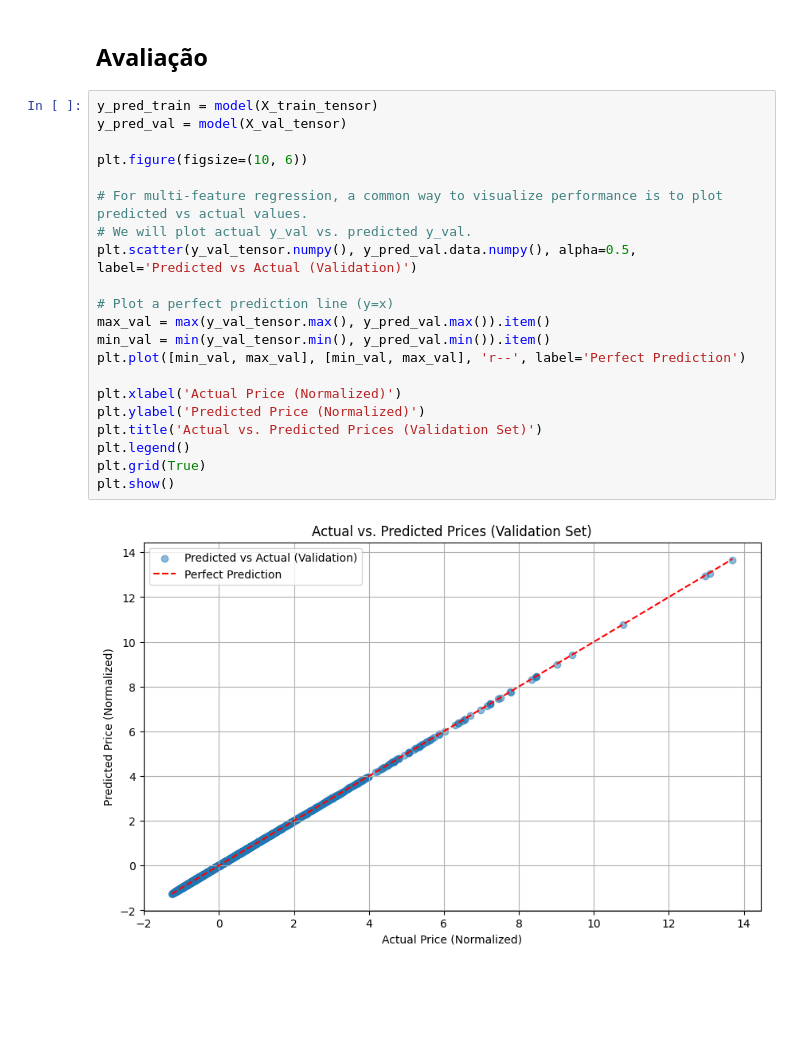
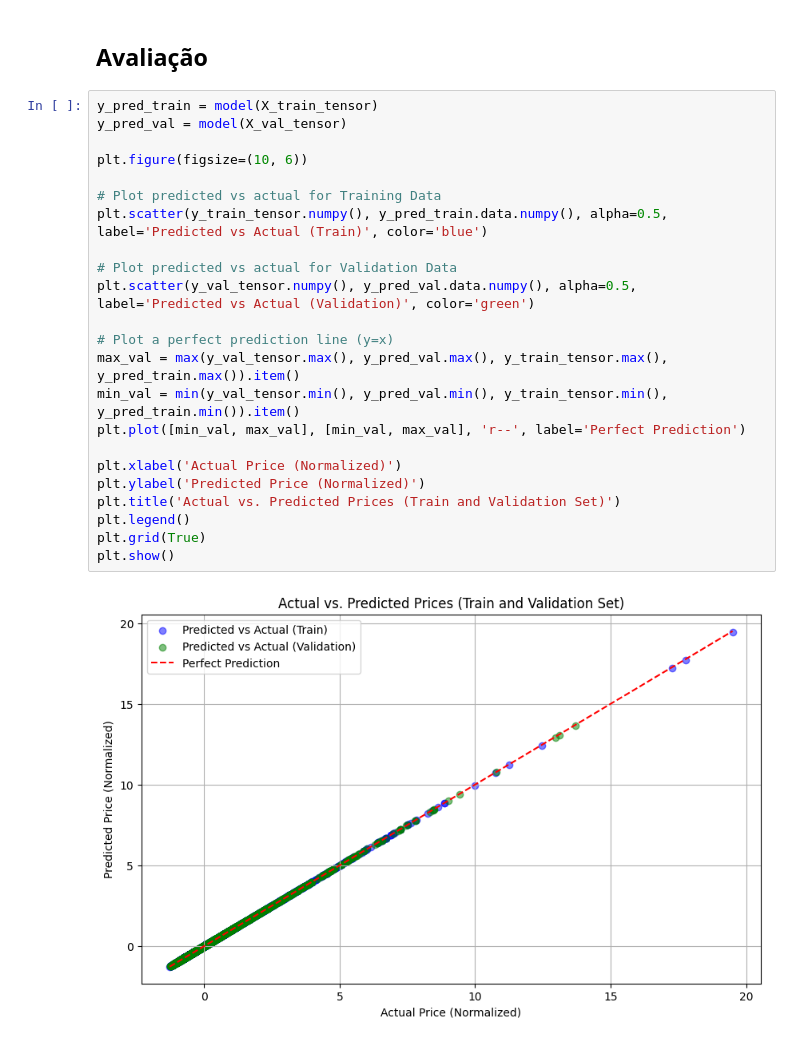
Before and after one commit to liviabrito-lbfl/RNA-e-Deep-Learning---CESAR-School-2025.02, a Jupyter notebook: Atividade Aula 2.7/7_RNA_2_7_LinearRegressionHouseSales.ipynb, the cells around one changed output. Drawn from its saved outputs; the diff is of its cells as text; blank space fills up the shorter version.

```diff
--- a/Atividade Aula 2.7/7_RNA_2_7_LinearRegressionHouseSales.ipynb
+++ b/Atividade Aula 2.7/7_RNA_2_7_LinearRegressionHouseSales.ipynb
@@ -245,26 +237,28 @@ Epoch[120/120], Train Loss: 0.000016, Val Loss: 0.000016
 # %%
 y_pred_train = model(X_train_tensor)
 y_pred_val = model(X_val_tensor)
 
 plt.figure(figsize=(10, 6))
 
-# For multi-feature regression, a common way to visualize performance is to plot predicted vs actual values.
-# We will plot actual y_val vs. predicted y_val.
-plt.scatter(y_val_tensor.numpy(), y_pred_val.data.numpy(), alpha=0.5, label='Predicted vs Actual (Validation)')
+# Plot predicted vs actual for Training Data
+plt.scatter(y_train_tensor.numpy(), y_pred_train.data.numpy(), alpha=0.5, label='Predicted vs Actual (Train)', color='blue')
+
+# Plot predicted vs actual for Validation Data
+plt.scatter(y_val_tensor.numpy(), y_pred_val.data.numpy(), alpha=0.5, label='Predicted vs Actual (Validation)', color='green')
 
 # Plot a perfect prediction line (y=x)
-max_val = max(y_val_tensor.max(), y_pred_val.max()).item()
-min_val = min(y_val_tensor.min(), y_pred_val.min()).item()
+max_val = max(y_val_tensor.max(), y_pred_val.max(), y_train_tensor.max(), y_pred_train.max()).item()
+min_val = min(y_val_tensor.min(), y_pred_val.min(), y_train_tensor.min(), y_pred_train.min()).item()
 plt.plot([min_val, max_val], [min_val, max_val], 'r--', label='Perfect Prediction')
 
 plt.xlabel('Actual Price (Normalized)')
 plt.ylabel('Predicted Price (Normalized)')
-plt.title('Actual vs. Predicted Prices (Validation Set)')
+plt.title('Actual vs. Predicted Prices (Train and Validation Set)')
 plt.legend()
 plt.grid(True)
 plt.show()
 # %% [output]
-[figure, old version]
+[figure, new version]
 # %%
 plt.figure(figsize=(10, 6))
 plt.plot(range(num_epochs), train_losses, label='Training Loss')
```
Also changed, not shown: parts of 8 cells of this notebook.
